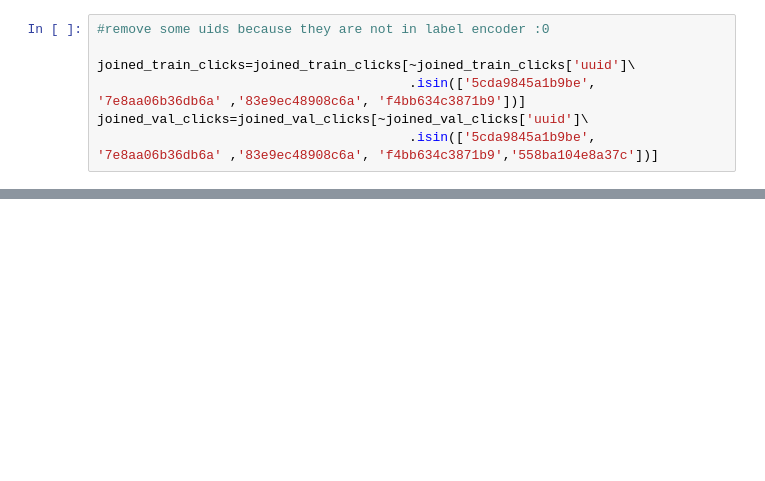
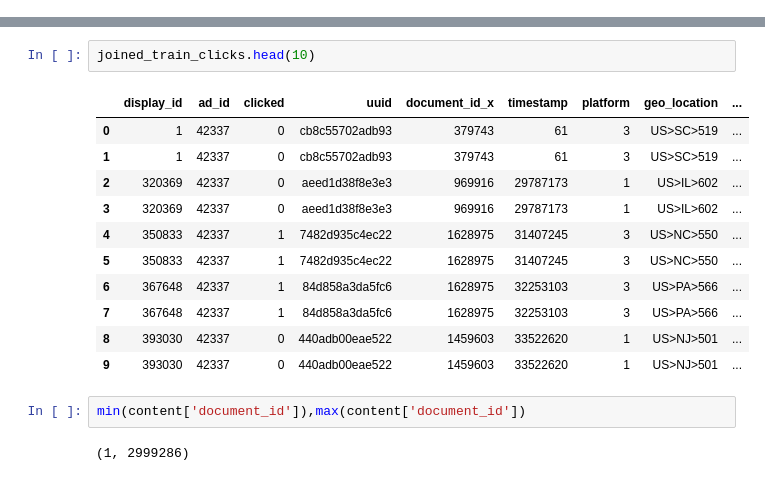
Before and after one commit to shgidi/Kaggle_outbrain, a Jupyter notebook: map_k.ipynb, the cells around one changed output, grey strips where cells are left out. Drawn from its saved outputs; the diff is of its cells as text; blank space fills up the shorter version.

```diff
--- a/map_k.ipynb
+++ b/map_k.ipynb
@@ -41,7 +0,0 @@ print time.time()-t
-# %%
-#remove some uids because they are not in label encoder :0
-
-joined_train_clicks=joined_train_clicks[~joined_train_clicks['uuid']\
-                                        .isin(['5cda9845a1b9be', '7e8aa06b36db6a' ,'83e9ec48908c6a', 'f4bb634c3871b9'])]
-joined_val_clicks=joined_val_clicks[~joined_val_clicks['uuid']\
-                                        .isin(['5cda9845a1b9be', '7e8aa06b36db6a' ,'83e9ec48908c6a', 'f4bb634c3871b9','558ba104e8a37c'])]
@@ -218,0 +53,18 @@ MAP: 0.644582740275
+# %%
+joined_train_clicks.head(10)
+# %% [output]
+|  | display_id | ad_id | clicked | uuid | document_id_x | timestamp | platform | geo_location | ... |
+| 0 | 1 | 42337 | 0 | cb8c55702adb93 | 379743 | 61 | 3 | US>SC>519 | ... |
+| 1 | 1 | 42337 | 0 | cb8c55702adb93 | 379743 | 61 | 3 | US>SC>519 | ... |
+| 2 | 320369 | 42337 | 0 | aeed1d38f8e3e3 | 969916 | 29787173 | 1 | US>IL>602 | ... |
+| 3 | 320369 | 42337 | 0 | aeed1d38f8e3e3 | 969916 | 29787173 | 1 | US>IL>602 | ... |
+| 4 | 350833 | 42337 | 1 | 7482d935c4ec22 | 1628975 | 31407245 | 3 | US>NC>550 | ... |
+| 5 | 350833 | 42337 | 1 | 7482d935c4ec22 | 1628975 | 31407245 | 3 | US>NC>550 | ... |
+| 6 | 367648 | 42337 | 1 | 84d858a3da5fc6 | 1628975 | 32253103 | 3 | US>PA>566 | ... |
+| 7 | 367648 | 42337 | 1 | 84d858a3da5fc6 | 1628975 | 32253103 | 3 | US>PA>566 | ... |
+| 8 | 393030 | 42337 | 0 | 440adb00eae522 | 1459603 | 33522620 | 1 | US>NJ>501 | ... |
+| 9 | 393030 | 42337 | 0 | 440adb00eae522 | 1459603 | 33522620 | 1 | US>NJ>501 | ... |
+# %%
+min(content['document_id']),max(content['document_id'])
+# %% [output]
+(1, 2999286)
```
Also changed, not shown: parts of 52 cells of this notebook, 5 other files.
